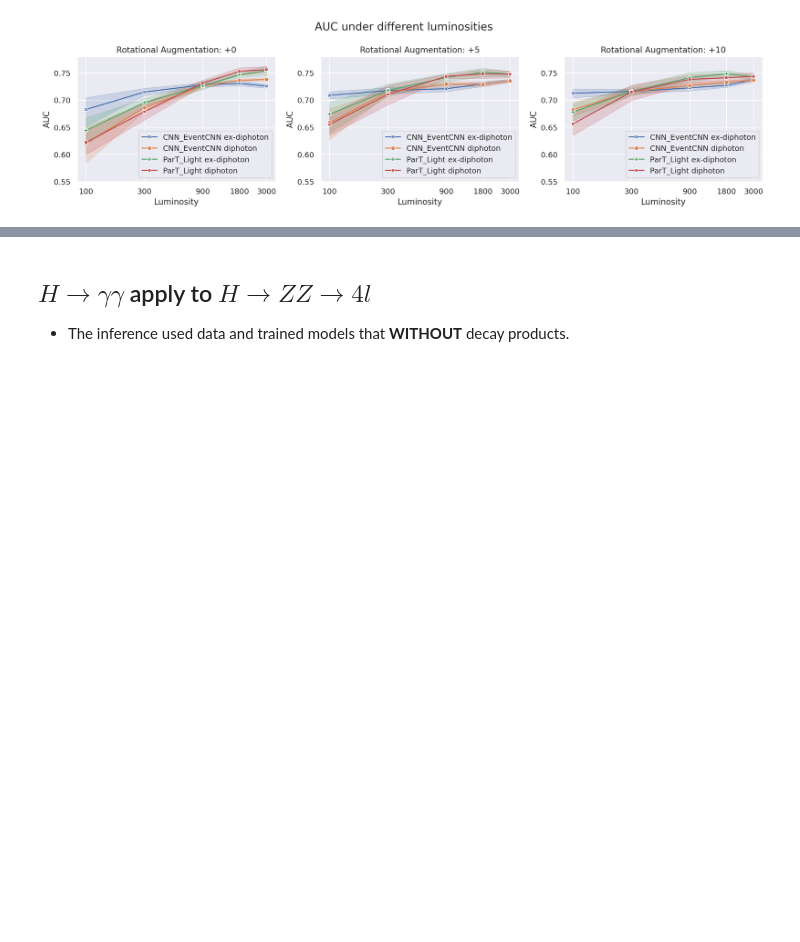
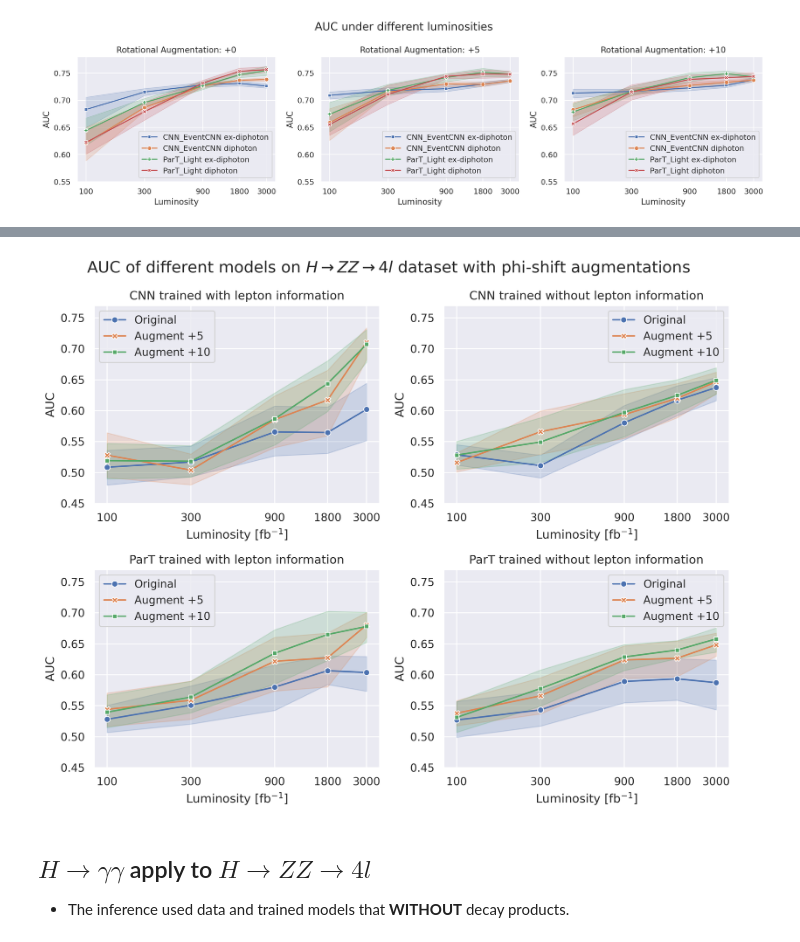
Before and after one commit to maplexgitx0302/NTUHEPML-CWoLa, a Jupyter notebook: notebooks/02-metrics.ipynb, the cells around one changed output, grey strips where cells are left out. Cells and saved outputs as stored; diff of their text form; code cells hidden in the pictures; blank space fills up the shorter version.

```diff
--- a/notebooks/02-metrics.ipynb
+++ b/notebooks/02-metrics.ipynb
@@ -152,3 +170,32 @@ fig.savefig(ROOT / 'figures' / 'AUC_diphoton.pdf')
+# %%
+CHANNEL = 'zz4l'
+fig, ax = plt.subplots(2, 2, figsize=(10, 8), dpi=300)
+fig.suptitle(f"AUC of different models on " + r"$H\to ZZ\to 4l$" + " dataset with phi-shift augmentations", fontsize=16)
+
+# Add combined model-channel column for hue
+df["hue"] = "Augment " + df["num_rot_aug"]
+df.loc[df['hue'] == 'Augment +0', 'hue'] = 'Original'
+
+for i, model_paper in enumerate(['CNN', 'ParT']):
+    for j, channel in enumerate([CHANNEL, f"ex-{CHANNEL}"]):
+        tmp_df = df[(df['model_paper'] == model_paper) & (df['channel'] == channel)]
+        sns.lineplot(data=tmp_df, x='luminosity', y='test_auc', hue='hue', style='hue', markers=True, dashes=False, ax=ax[i, j])
+        if channel == CHANNEL:
+            ax[i, j].set_title(f"{model_paper} trained with lepton information")
+        else:
+            ax[i, j].set_title(f"{model_paper} trained without lepton information")
+        ax[i, j].set_xscale("log")
+        ax[i, j].set_xticks(luminosity_list)
+        ax[i, j].set_xticklabels(luminosity_list)
+        ax[i, j].set_ylim(0.45, 0.77)
+        ax[i, j].set(xlabel=r"Luminosity [fb$^{-1}$]", ylabel="AUC")
+        ax[i, j].legend()
+
+plt.tight_layout()
+plt.show()
+fig.savefig(ROOT / 'figures' / f'AUC_{CHANNEL}.pdf', bbox_inches='tight')
+# %% [output]
+[figure, added]
 # %% [markdown]
 ## $H \rightarrow \gamma \gamma$ apply to $H \rightarrow ZZ \rightarrow 4l$
 
```
Also changed, not shown: parts of 5 cells of this notebook, 2 other files.
